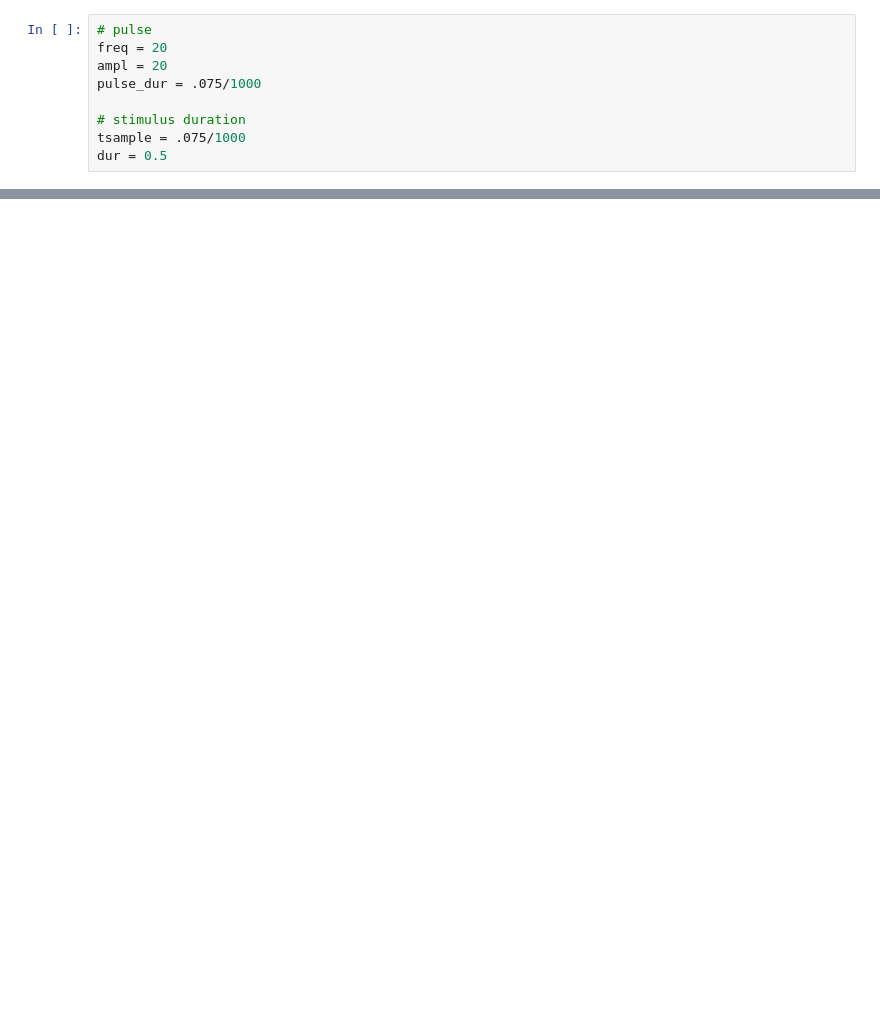
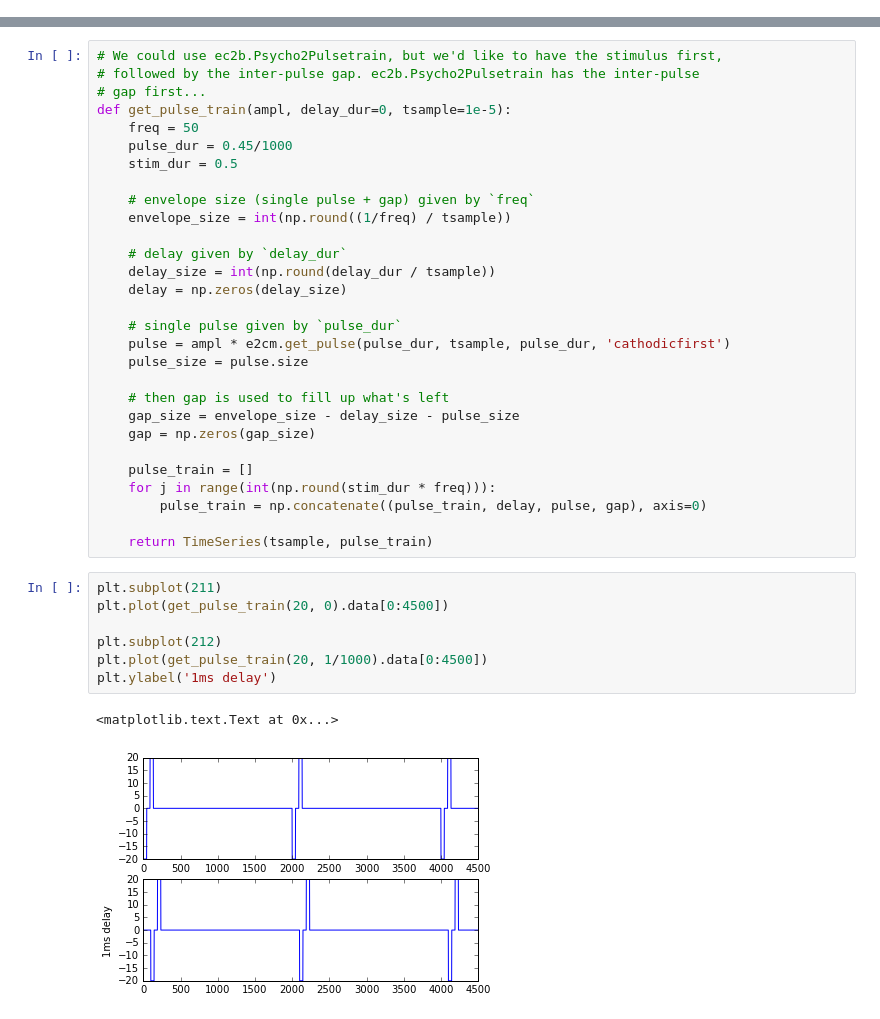
Before and after one commit to mbeyeler/pulse2percept, a Jupyter notebook: examples/notebooks/1.2-mb-exp-Horsager2011.ipynb, the cells around one changed output, grey strips where cells are left out. Saved outputs shown, nothing was run; the diff lists cells and outputs as text; blank space fills up the shorter version.

```diff
--- a/examples/notebooks/1.2-mb-exp-Horsager2011.ipynb
+++ b/examples/notebooks/1.2-mb-exp-Horsager2011.ipynb
@@ -47,9 +0,0 @@ s_file
-# %%
-# pulse
-freq = 20
-ampl = 20
-pulse_dur = .075/1000
-
-# stimulus duration
-tsample = .075/1000
-dur = 0.5
@@ -98,0 +20,39 @@ plt.imshow(R2.data[:, :, 100])
+# %%
+# We could use ec2b.Psycho2Pulsetrain, but we'd like to have the stimulus first,
+# followed by the inter-pulse gap. ec2b.Psycho2Pulsetrain has the inter-pulse
+# gap first...
+def get_pulse_train(ampl, delay_dur=0, tsample=1e-5):
+    freq = 50
+    pulse_dur = 0.45/1000
+    stim_dur = 0.5
+
+    # envelope size (single pulse + gap) given by `freq`
+    envelope_size = int(np.round((1/freq) / tsample))
+
+    # delay given by `delay_dur`
+    delay_size = int(np.round(delay_dur / tsample))
+    delay = np.zeros(delay_size)
+
+    # single pulse given by `pulse_dur`
+    pulse = ampl * e2cm.get_pulse(pulse_dur, tsample, pulse_dur, 'cathodicfirst')
+    pulse_size = pulse.size
+
+    # then gap is used to fill up what's left
+    gap_size = envelope_size - delay_size - pulse_size
+    gap = np.zeros(gap_size)
+
+    pulse_train = []
+    for j in range(int(np.round(stim_dur * freq))):
+        pulse_train = np.concatenate((pulse_train, delay, pulse, gap), axis=0)
+
+    return TimeSeries(tsample, pulse_train)
+# %%
+plt.subplot(211)
+plt.plot(get_pulse_train(20, 0).data[0:4500])
+
+plt.subplot(212)
+plt.plot(get_pulse_train(20, 1/1000).data[0:4500])
+plt.ylabel('1ms delay')
+# %% [output]
+<matplotlib.text.Text at 0x...>
+[figure, added]
```
Also changed, not shown: parts of 38 cells of this notebook, 3 other files.
